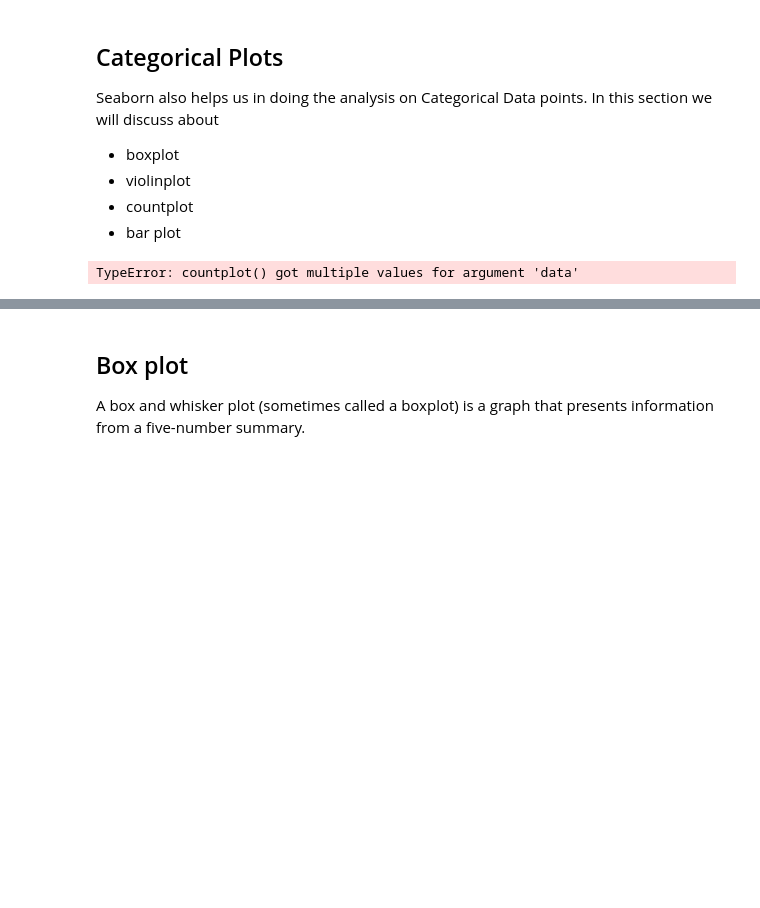
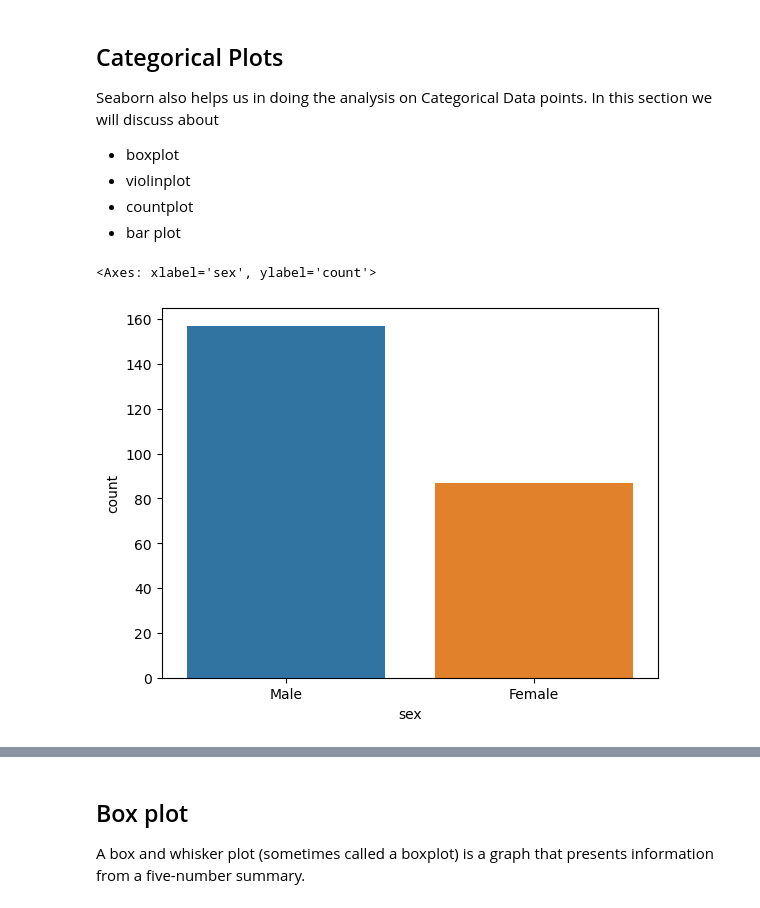
Before and after one commit to ramapathakota05/python, a Jupyter notebook: Seaborn.ipynb, the cells around one changed output, grey strips where cells are left out. Saved outputs shown, nothing was run; the diff lists cells and outputs as text; code cells hidden in the pictures; blank space fills up the shorter version.

```diff
--- a/Seaborn.ipynb
+++ b/Seaborn.ipynb
@@ -208,9 +208,10 @@ Seaborn also helps us in doing the analysis on Categorical Data points. In this
 # %%
 ## Count plot..univariant example, by default other axis will have the count,,
 
-sns.countplot('sex',data=df)
+sns.countplot(x='sex',data=df)
 # %% [output]
-TypeError: countplot() got multiple values for argument 'data'
+<Axes: xlabel='sex', ylabel='count'>
+[figure, added]
 # %%
 ## Count plot..here, added hue parameter to count its combination
 
```
Also changed, not shown: parts of 8 cells of this notebook.
